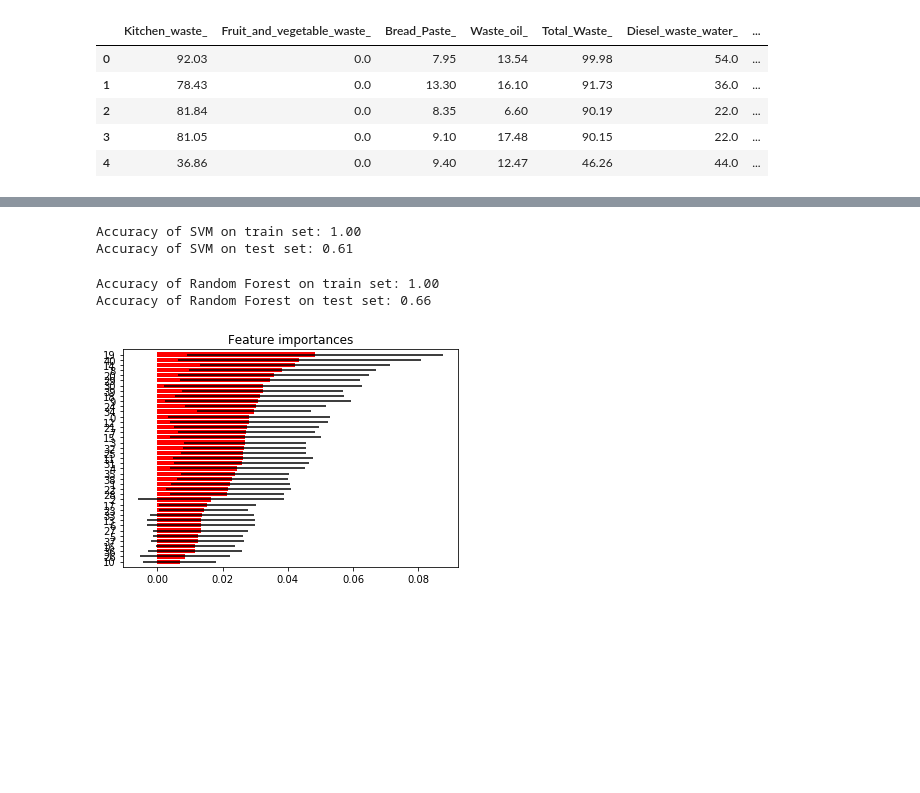
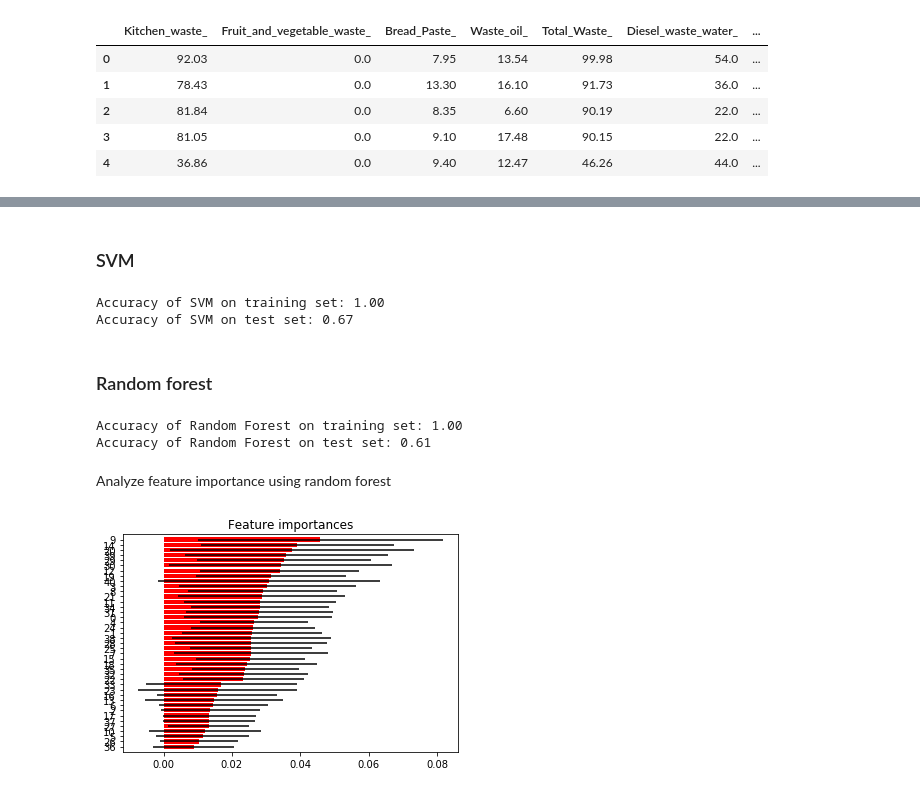
Before and after one commit to Victoria3467/BioDigest, a Jupyter notebook: Shenzhen/Shenzhen.ipynb, the cells around one changed output, grey strips where cells are left out. Saved outputs shown, nothing was run; the diff lists cells and outputs as text; code cells hidden in the pictures; blank space fills up the shorter version.

```diff
--- a/Shenzhen/Shenzhen.ipynb
+++ b/Shenzhen/Shenzhen.ipynb
@@ -1050,0 +572,2 @@ Accuracy of XGboost on test set: 0.63
+# %%
+run_vanilla_xgb(X_train, y_train, X_test, y_test)
@@ -1050,0 +583,2 @@ Accuracy of XGboost on test set: 0.63
+# %%
+run_parameterized_xgb(X_train, y_train, X_test, y_test)
@@ -1071,39 +612,40 @@ Accuracy of logistic regression classifier on test set: 0.58
+# %% [markdown]
+### SVM
 # %%
-# SVM
-from sklearn import svm
 clf = svm.SVC()
-clf.fit(X_traincla, y_traincla)
-y_pred_test = clf.predict(Xb_testcla)
-print('Accuracy of SVM on train set: {:.2f}'.format(clf.score(X_traincla, y_traincla)))
-print('Accuracy of SVM on test set: {:.2f}'.format(clf.score(X_testcla, y_testcla)))
+clf.fit(X_train, y_train)
+y_pred_test = clf.predict(X_test)
+
+print('Accuracy of SVM on training set: {:.2f}'.format(clf.score(X_train, y_train)))
+print('Accuracy of SVM on test set: {:.2f}'.format(clf.score(X_test, y_test)))
 # %% [output]
-Accuracy of SVM on train set: 1.00
-Accuracy of SVM on test set: 0.61
+Accuracy of SVM on training set: 1.00
+Accuracy of SVM on test set: 0.67
+# %% [markdown]
+### Random forest
 # %%
-# random forest
-from sklearn.ensemble import RandomForestClassifier
-random_forest = RandomForestClassifier(n_estimators = 50)
-random_forest.fit(X_traincla, y_traincla)
-print('Accuracy of Random Forest on train set: {:.2f}'.format(random_forest.score(X_traincla, y_traincla)))
-print('Accuracy of Random Forest on test set: {:.2f}'.format(random_forest.score(X_testcla, y_testcla)))
+random_forest = RandomForestClassifier(n_estimators=50)
+random_forest.fit(X_train, y_train)
+
+print('Accuracy of Random Forest on training set: {:.2f}'.format(random_forest.score(X_train, y_train)))
+print('Accuracy of Random Forest on test set: {:.2f}'.format(random_forest.score(X_test, y_test)))
 # %% [output]
-Accuracy of Random Forest on train set: 1.00
-Accuracy of Random Forest on test set: 0.66
+Accuracy of Random Forest on training set: 1.00
+Accuracy of Random Forest on test set: 0.61
+# %% [markdown]
+Analyze feature importance using random forest
 # %%
 importances = random_forest.feature_importances_
-std = np.std([tree.feature_importances_ for tree in random_forest.estimators_],
-             axis=0)
+std = np.std([tree.feature_importances_ for tree in random_forest.estimators_], axis=0)
 indices = np.argsort(importances)
 
 # Plot the feature importances of the forest
 plt.figure()
 plt.title("Feature importances")
-plt.barh(range(X_traincla.shape[1]), importances[indices],
-       color="r", xerr=std[indices], align="center")
-# If you want to define your own labels,
-# change indices to a list of labels on the following line.
-plt.yticks(range(X_traincla.shape[1]), indices)
-plt.ylim([-1, X_traincla.shape[1]])
+plt.barh(range(X_train.shape[1]), importances[indices],
+         color="r", xerr=std[indices], align="center")
+plt.yticks(range(X_train.shape[1]), indices)
+plt.ylim([-1, X_train.shape[1]])
 plt.show()
 # %% [output]
-[figure, old version]
+[figure, new version]
```
Also changed, not shown: parts of 143 cells of this notebook, 3 other files.
